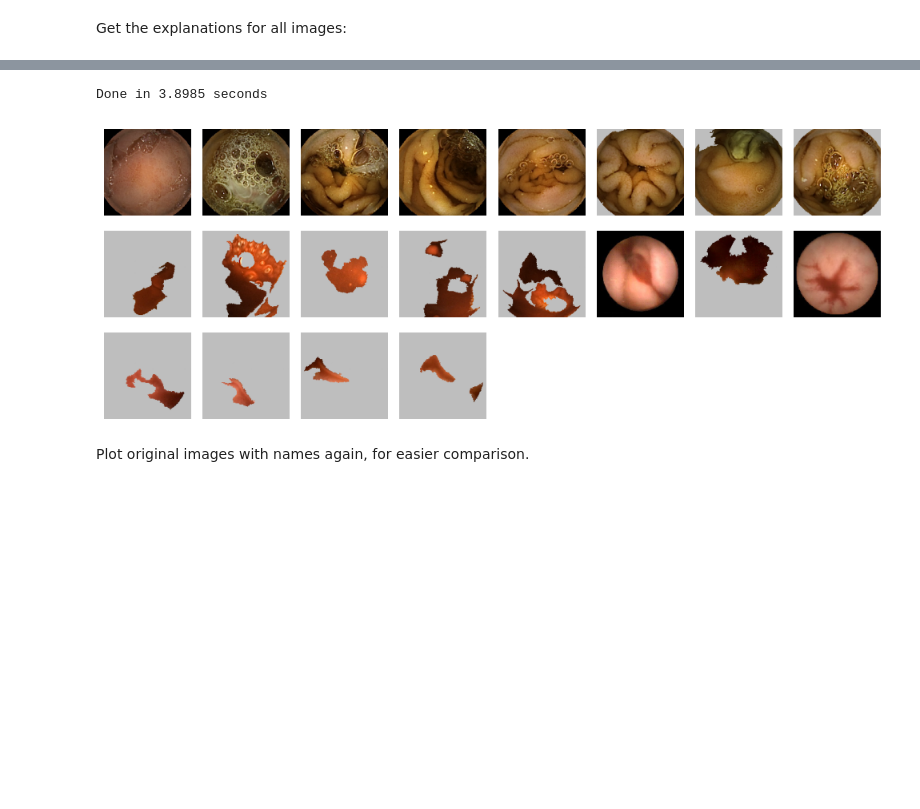
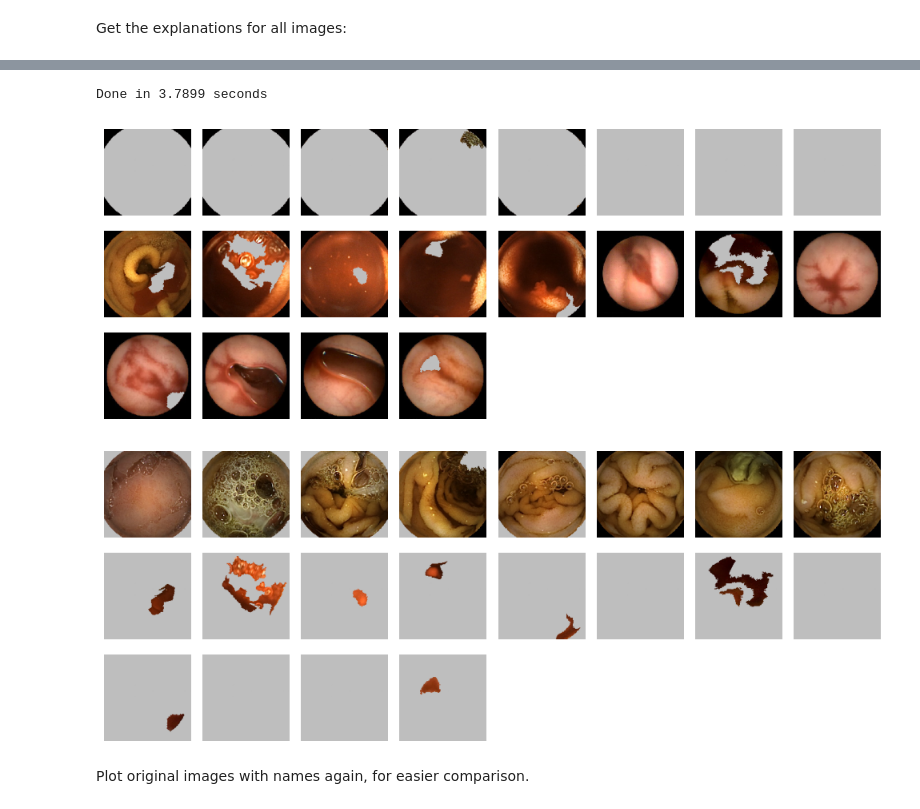
Before and after one commit to KaryFramling/py_ciu_image, a Jupyter notebook: CIU_gastro_images.ipynb, the cells around one changed output, grey strips where cells are left out. Cells and saved outputs as stored; diff of their text form; code cells hidden in the pictures; blank space fills up the shorter version.

Commit message:
fix: Changed gastro_images notebooks to test new functionality

```diff
--- a/CIU_gastro_images.ipynb
+++ b/CIU_gastro_images.ipynb
@@ -154,7 +159,19 @@ For easier interpretation, we also show the original image.
 # %%
 img_to_xplain = 13 # Indices start from zero.
 image = imgs_vstack[img_to_xplain]
-ciu_object = CIU(model, out_names, perturber=SlicOcclusionPerturber(strategy="inverse"), inverse=True)
+perturber = SlicOcclusionPerturber(strategy="inverse")
+
+# TESTING
+segmenter = SlicSegmenter(50, 10)
+strategy = EntireSegmentStrategy()#inverse=True)
+color_distortion = SingleColorDistortion((190,190,190))
+blur_distortion = GaussianBlurDistortion(sigma=30, truncate=1)
+#perturber = SuperpixelPerturber(segmenter, strategy, color_distortion)
+# TESTING
+
+
+
+ciu_object = CIU(model, out_names, perturber=perturber, inverse=True)
 tic = time.perf_counter()
 ciu_sp_result = ciu_object.Explain(image)
 toc = time.perf_counter()
@@ -273,6 +289,7 @@ plt.show()
 Get the explanations for all images:
 # %%
 out_imgs = []
+per_imgs = []
 def_CI_limit = 0.01
 tic = time.perf_counter()
 for i in range(0,len(imgpaths)):
@@ -280,8 +297,12 @@ for i in range(0,len(imgpaths)):
     win_class = np.argmax(cius["outvals"])
     CI_limit = min(def_CI_limit, cius["CI"][win_class,:].max())
     oimg = ciu_object.ImageInfluentialSegmentsOnly(win_class, CI_limit)
+    pimg = np.squeeze(color_distortion(np.expand_dims(ciu_object.image, axis=0), ciu_object.get_influential_segments(win_class, CI_limit)), axis=(0,1))
+    #print(oimg.shape, pimg[0].shape)
     out_imgs.append(oimg)
+    per_imgs.append(pimg[0])
 toc = time.perf_counter()
 print(f"Done in {toc - tic:0.4f} seconds")
 plotgrid(out_imgs, num_rows, num_cols)
+plotgrid(per_imgs, num_rows, num_cols)
 # %% [output]
@@ -304,6 +325,7 @@ plotgrid(out_imgs, num_rows, num_cols)
          [[{{node Placeholder/_0}}]]
-Done in 3.8985 seconds
+Done in 3.7899 seconds
-[figure, old version]
+[figure, new version]
+[figure, added]
 # %% [markdown]
 Plot original images with names again, for easier comparison.
 # %%
```
Also changed, not shown: parts of 8 cells of this notebook.
